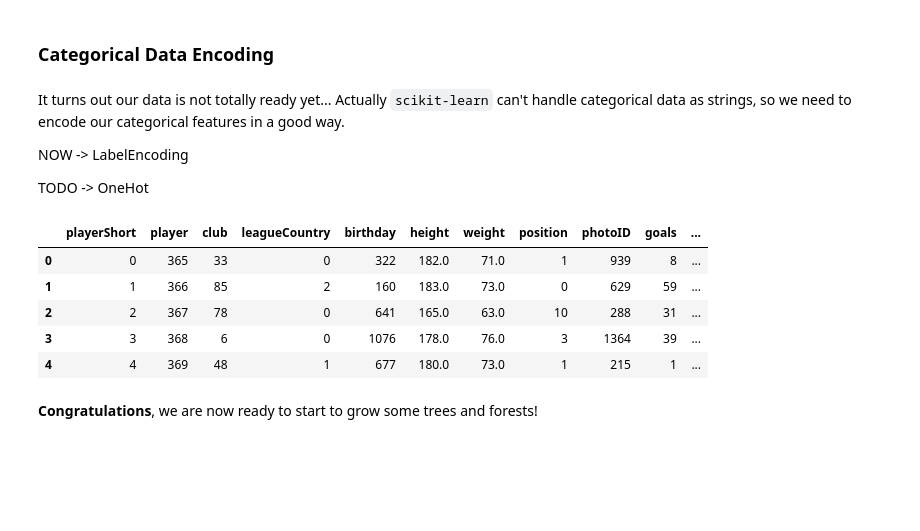
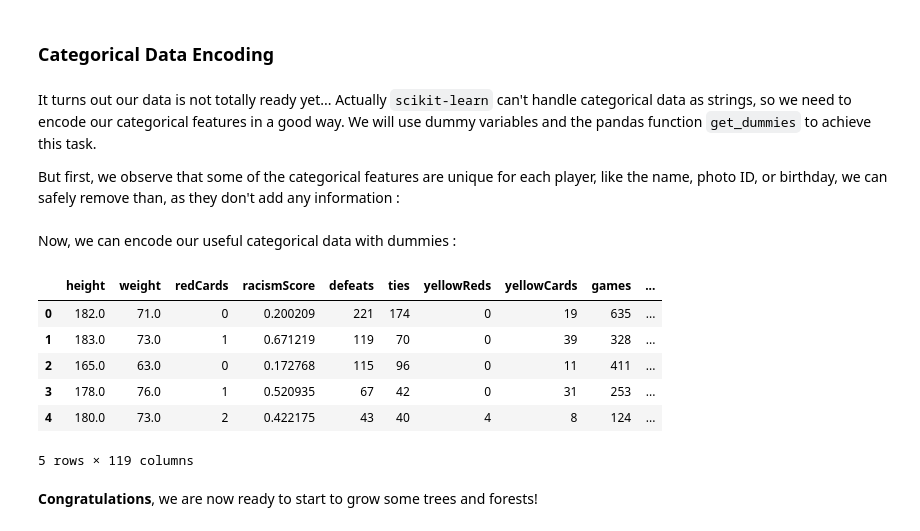
Before and after one commit to loistal/ADA_lab1, a Jupyter notebook: 04 - Applied ML/Football Players ML.ipynb, the cells around one changed output. Saved outputs shown, nothing was run; the diff lists cells and outputs as text; code cells hidden in the pictures; blank space fills up the shorter version.

Commit message:
use get_dummies for categorical features

```diff
--- a/04 - Applied ML/Football Players ML.ipynb
+++ b/04 - Applied ML/Football Players ML.ipynb
@@ -238,35 +238,31 @@ df.head(5)
 # %% [markdown]
 ### Categorical Data Encoding
 # %% [markdown]
-It turns out our data is not totally ready yet... Actually `scikit-learn` can't handle categorical data as strings, so we need to encode our categorical features in a good way.
+It turns out our data is not totally ready yet... Actually `scikit-learn` can't handle categorical data as strings, so we need to encode our categorical features in a good way. We will use dummy variables and the pandas function `get_dummies` to achieve this task.
 
-NOW -> LabelEncoding
-
-TODO -> OneHot
+But first, we observe that some of the categorical features are unique for each player, like the name, photo ID, or birthday, we can safely remove than, as they don't add any information :
-# %%
-from sklearn import preprocessing
-
-# Define categorical columns
-cat_cols = ['playerShort', 'player', 'club', 'leagueCountry', 'birthday', 'position', 'photoID', 'skinColor']
-
-# Encode each of these columns
-for feature in cat_cols:
-    # Label encoding
-    le = preprocessing.LabelEncoder()
-    df[feature] = le.fit_transform(df[feature])
-
-    # One-Hot encoding
-    #ohe = preprocessing.OneHotEncoder()
-    #print(ohe.fit_transform(enc.reshape(-1, 1)).toarray())
-
-df.head()
-# %% [output]
-|  | playerShort | player | club | leagueCountry | birthday | height | weight | position | photoID | goals | ... |
-| 0 | 0 | 365 | 33 | 0 | 322 | 182.0 | 71.0 | 1 | 939 | 8 | ... |
-| 1 | 1 | 366 | 85 | 2 | 160 | 183.0 | 73.0 | 0 | 629 | 59 | ... |
-| 2 | 2 | 367 | 78 | 0 | 641 | 165.0 | 63.0 | 10 | 288 | 31 | ... |
-| 3 | 3 | 368 | 6 | 0 | 1076 | 178.0 | 76.0 | 3 | 1364 | 39 | ... |
-| 4 | 4 | 369 | 48 | 1 | 677 | 180.0 | 73.0 | 1 | 215 | 1 | ... |
+# %%
+df = df.drop(['playerShort', 'player', 'birthday', 'photoID'], axis=1)
+# %% [markdown]
+Now, we can encode our useful categorical data with dummies :
+# %%
+# Convert categorical data to dummy variables
+df = pd.get_dummies(df, columns=['club', 'leagueCountry', 'position'])
+
+# Encode the skin color with labels
+from sklearn import preprocessing
+le = preprocessing.LabelEncoder()
+df['skinColor'] = le.fit_transform(df['skinColor'])
+
+df.head(5)
+# %% [output]
+|  | height | weight | redCards | racismScore | defeats | ties | yellowReds | yellowCards | games | ... |
+| 0 | 182.0 | 71.0 | 0 | 0.200209 | 221 | 174 | 0 | 19 | 635 | ... |
+| 1 | 183.0 | 73.0 | 1 | 0.671219 | 119 | 70 | 0 | 39 | 328 | ... |
+| 2 | 165.0 | 63.0 | 0 | 0.172768 | 115 | 96 | 0 | 11 | 411 | ... |
+| 3 | 178.0 | 76.0 | 1 | 0.520935 | 67 | 42 | 0 | 31 | 253 | ... |
+| 4 | 180.0 | 73.0 | 2 | 0.422175 | 43 | 40 | 4 | 8 | 124 | ... |
+5 rows × 119 columns
 # %% [markdown]
 **Congratulations**, we are now ready to start to grow some trees and forests!
 # %% [markdown]
```
Also changed, not shown: parts of 2 cells of this notebook.
